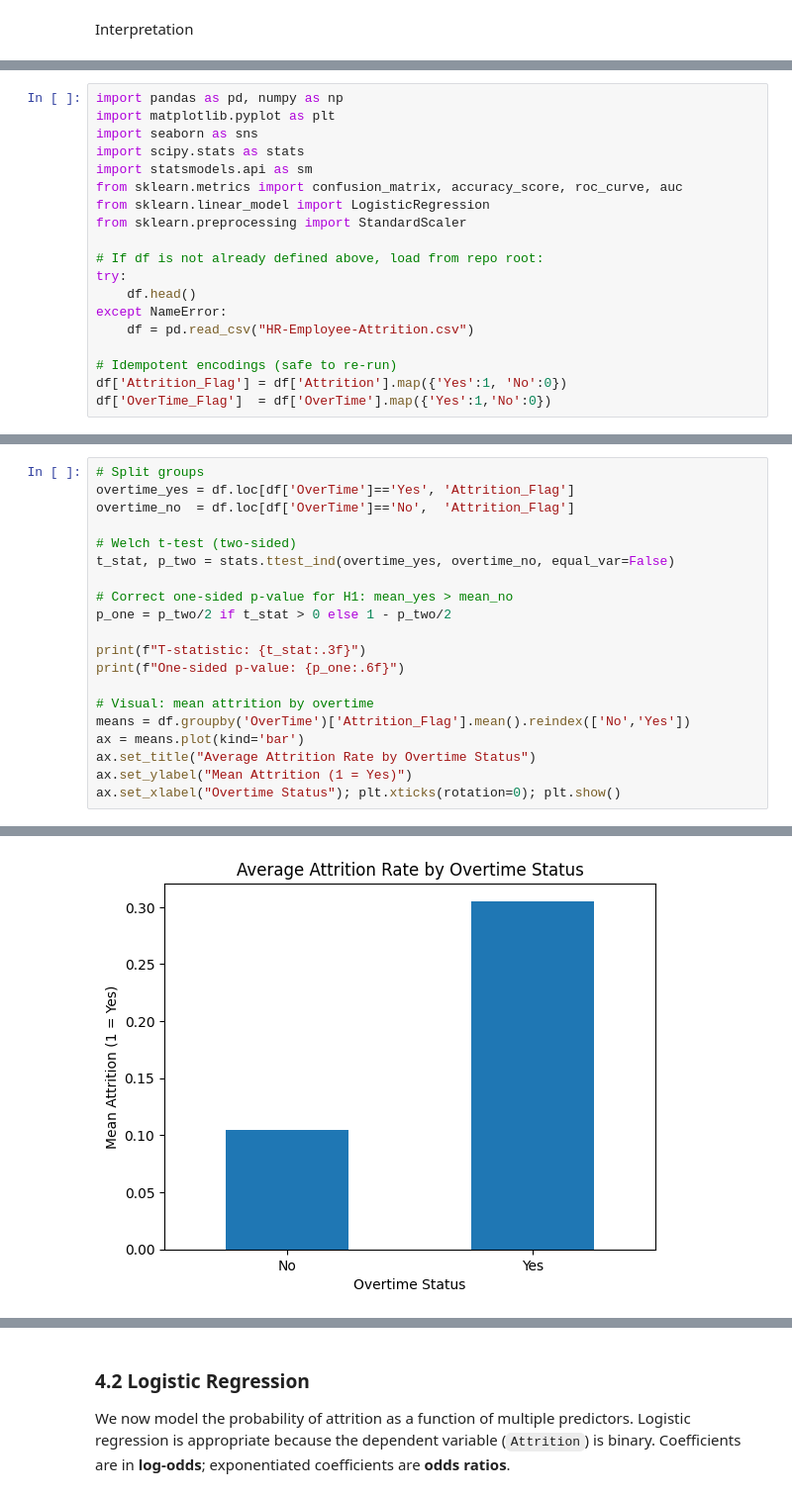
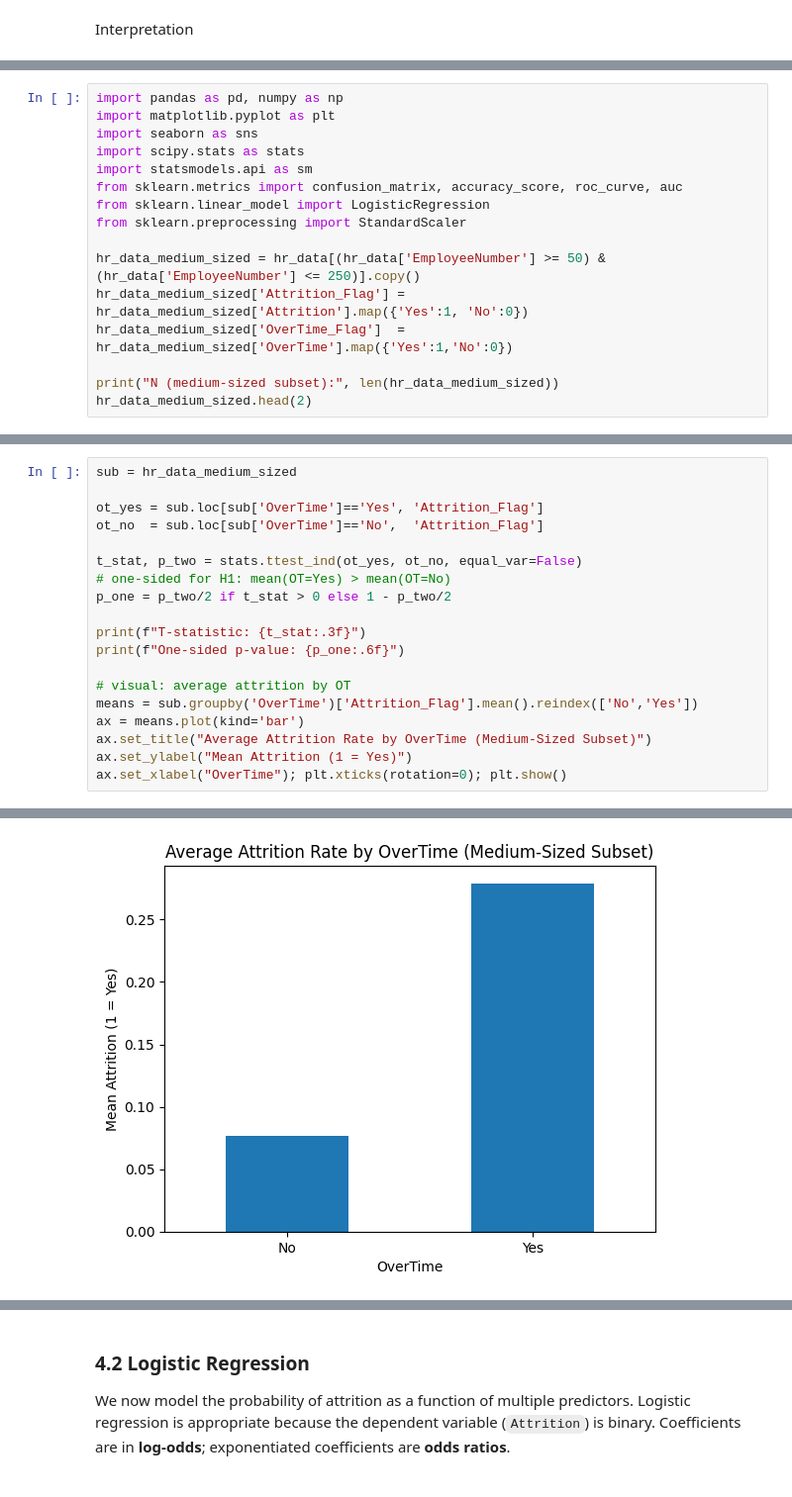
Before and after one commit to Niklasjkd/Assignment-B15, a Jupyter notebook: 2766_2526_assignment_1.ipynb, the cells around one changed output, grey strips where cells are left out. Shown at 99% size. Drawn from its saved outputs; the diff is of its cells as text.

```diff
--- a/2766_2526_assignment_1.ipynb
+++ b/2766_2526_assignment_1.ipynb
@@ -386,12 +395,9 @@ from sklearn.metrics import confusion_matrix, accuracy_score, roc_curve, auc
 from sklearn.linear_model import LogisticRegression
 from sklearn.preprocessing import StandardScaler
 
-# If df is not already defined above, load from repo root:
-try:
-    df.head()
-except NameError:
-    df = pd.read_csv("HR-Employee-Attrition.csv")
+hr_data_medium_sized = hr_data[(hr_data['EmployeeNumber'] >= 50) & (hr_data['EmployeeNumber'] <= 250)].copy()
+hr_data_medium_sized['Attrition_Flag'] = hr_data_medium_sized['Attrition'].map({'Yes':1, 'No':0})
+hr_data_medium_sized['OverTime_Flag']  = hr_data_medium_sized['OverTime'].map({'Yes':1,'No':0})
 
-# Idempotent encodings (safe to re-run)
-df['Attrition_Flag'] = df['Attrition'].map({'Yes':1, 'No':0})
-df['OverTime_Flag']  = df['OverTime'].map({'Yes':1,'No':0})
+print("N (medium-sized subset):", len(hr_data_medium_sized))
+hr_data_medium_sized.head(2)
@@ -405,21 +424,20 @@ df['OverTime_Flag']  = df['OverTime'].map({'Yes':1,'No':0})
 # %%
-# Split groups
-overtime_yes = df.loc[df['OverTime']=='Yes', 'Attrition_Flag']
-overtime_no  = df.loc[df['OverTime']=='No',  'Attrition_Flag']
+sub = hr_data_medium_sized
 
-# Welch t-test (two-sided)
-t_stat, p_two = stats.ttest_ind(overtime_yes, overtime_no, equal_var=False)
+ot_yes = sub.loc[sub['OverTime']=='Yes', 'Attrition_Flag']
+ot_no  = sub.loc[sub['OverTime']=='No',  'Attrition_Flag']
 
-# Correct one-sided p-value for H1: mean_yes > mean_no
+t_stat, p_two = stats.ttest_ind(ot_yes, ot_no, equal_var=False)
+# one-sided for H1: mean(OT=Yes) > mean(OT=No)
 p_one = p_two/2 if t_stat > 0 else 1 - p_two/2
 
 print(f"T-statistic: {t_stat:.3f}")
 print(f"One-sided p-value: {p_one:.6f}")
 
-# Visual: mean attrition by overtime
-means = df.groupby('OverTime')['Attrition_Flag'].mean().reindex(['No','Yes'])
+# visual: average attrition by OT
+means = sub.groupby('OverTime')['Attrition_Flag'].mean().reindex(['No','Yes'])
 ax = means.plot(kind='bar')
-ax.set_title("Average Attrition Rate by Overtime Status")
+ax.set_title("Average Attrition Rate by OverTime (Medium-Sized Subset)")
 ax.set_ylabel("Mean Attrition (1 = Yes)")
-ax.set_xlabel("Overtime Status"); plt.xticks(rotation=0); plt.show()
+ax.set_xlabel("OverTime"); plt.xticks(rotation=0); plt.show()
 # %% [output]
@@ -428,2 +446,2 @@ One-sided p-value: 0.000000
-[figure, old version]
+[figure, new version]
 # %% [markdown]
```
Also changed, not shown: parts of 15 cells of this notebook.
